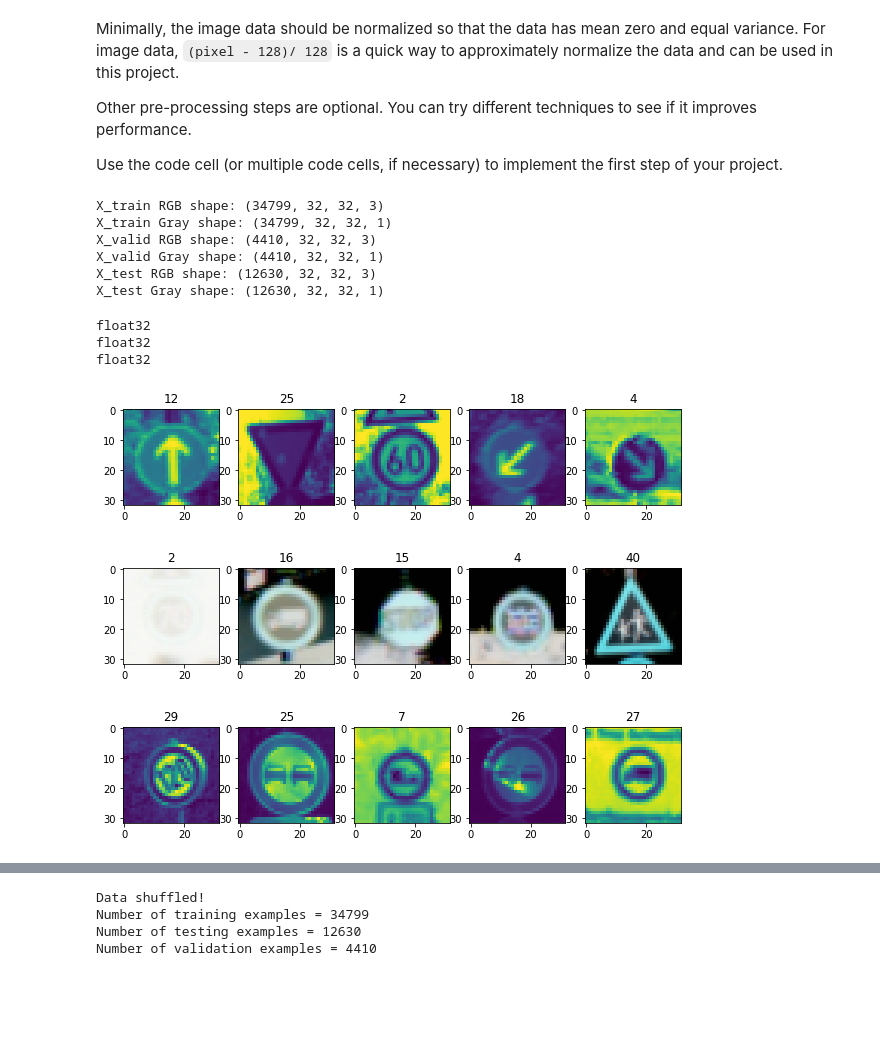
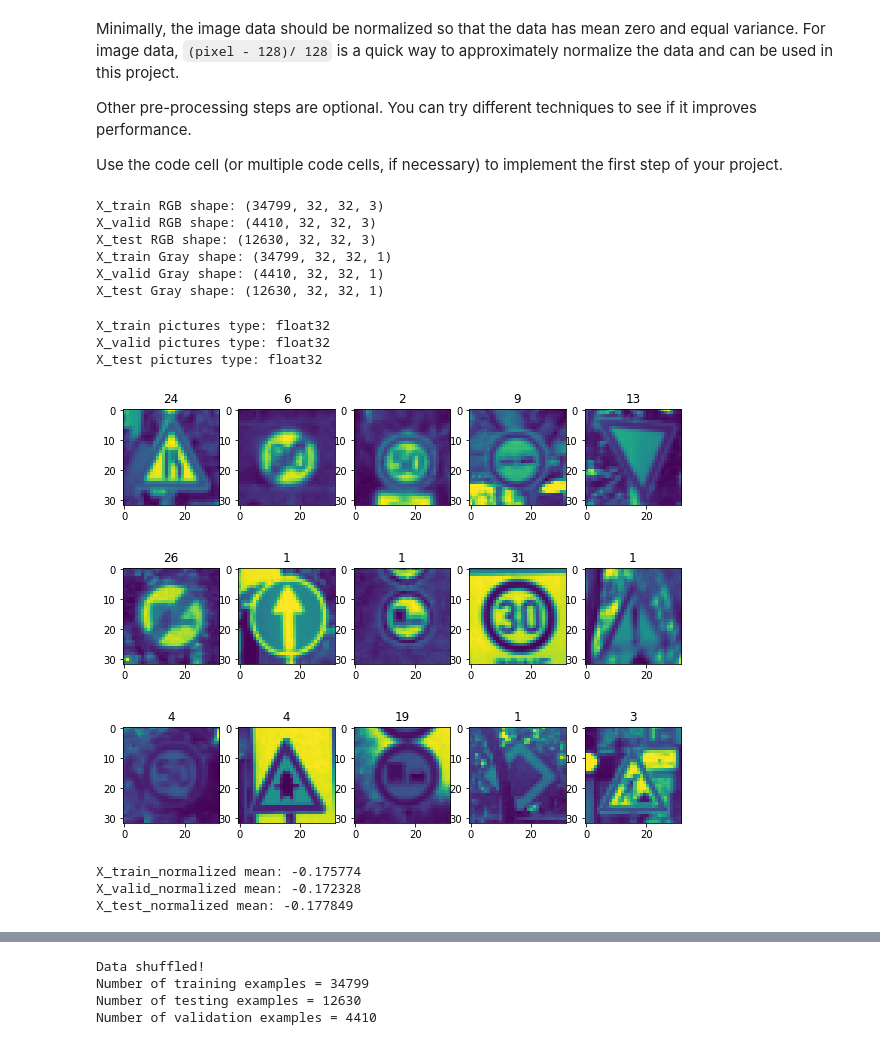
Before and after one commit to CJL89/Traffic-Sign-Classifier, a Jupyter notebook: Traffic_Sign_Classifier.ipynb, the cells around one changed output, grey strips where cells are left out. Drawn from its saved outputs; the diff is of its cells as text; code cells hidden in the pictures; blank space fills up the shorter version.

```diff
--- a/Traffic_Sign_Classifier.ipynb
+++ b/Traffic_Sign_Classifier.ipynb
@@ -198,63 +190,83 @@ import cv2
 def grayscale(image):
     return np.sum(image/3, axis=3, keepdims=3)
 
+print('X_train RGB shape:', X_train.shape)
+print('X_valid RGB shape:', X_valid.shape)
+print('X_test RGB shape:', X_test.shape)
+
 gray_X_train = grayscale(X_train)
 gray_X_valid = grayscale(X_valid)
 gray_X_test = grayscale(X_test)
 
-print('X_train RGB shape:', X_train.shape)
+X_train = gray_X_train
+X_valid = gray_X_valid
+X_test = gray_X_test
+
 print('X_train Gray shape:', gray_X_train.shape)
-print('X_valid RGB shape:', X_valid.shape)
 print('X_valid Gray shape:', gray_X_valid.shape)
-print('X_test RGB shape:', X_test.shape)
 print('X_test Gray shape:', gray_X_test.shape)
 # %% [output]
 X_train RGB shape: (34799, 32, 32, 3)
+X_valid RGB shape: (4410, 32, 32, 3)
+X_test RGB shape: (12630, 32, 32, 3)
 X_train Gray shape: (34799, 32, 32, 1)
-X_valid RGB shape: (4410, 32, 32, 3)
 X_valid Gray shape: (4410, 32, 32, 1)
-X_test RGB shape: (12630, 32, 32, 3)
 X_test Gray shape: (12630, 32, 32, 1)
 # %%
 # Normailizing the data
 def normalizer(images):
     normalized = np.zeros(shape = images.shape, dtype=np.float32)
-    return images / 255.0 - 1
+    return images / 255.0 - 0.5
 
 X_train_normalized = np.asarray(normalizer(gray_X_train))
+X_valid_normalized = np.asarray(normalizer(gray_X_valid))
 X_test_normalized = np.asarray(normalizer(gray_X_test))
 
 fig, axes = plt.subplots(1, 5, figsize=(10, 10))
 
 for i in range(5):
     index = random.randint(0, len(X_train))
     image = X_train_normalized[index].squeeze()
     axes[i].imshow(image)
     axes[i].set_title(y_train[index])
 
 fig, axes = plt.subplots(1, 5, figsize=(10, 10))
 
 for i in range(5):
     index = random.randint(0, len(X_valid))
-    image = X_valid[index].squeeze()
+    image = X_valid_normalized[index].squeeze()
     axes[i].imshow(image)
     axes[i].set_title(y_train[index])
 
 fig, axes = plt.subplots(1, 5, figsize=(10, 10))
 
 for i in range(5):
     index = random.randint(0, len(X_test))
     image = X_test_normalized[index].squeeze()
     axes[i].imshow(image)
     axes[i].set_title(y_train[index])
 
-print(X_train.dtype)
-print(X_valid.dtype)
-print(X_test.dtype)
+print('X_train pictures type:', X_train.dtype)
+print('X_valid pictures type:', X_valid.dtype)
+print('X_test pictures type:', X_test.dtype)
 # %% [output]
-float32
-float32
-float32
+X_train pictures type: float32
+X_valid pictures type: float32
+X_test pictures type: float32
-[figure, old version]
+[figure, new version]
-[figure, old version]
+[figure, new version]
-[figure, old version]
+[figure, new version]
+# %%
+# Testing the mean of the data after normalization
+
+print('X_train_normalized mean:', np.mean(X_train_normalized))
+print('X_valid_normalized mean:', np.mean(X_valid_normalized))
+print('X_test_normalized mean:', np.mean(X_test_normalized))
+
+X_train = X_train_normalized
+X_valid = X_valid_normalized
+X_test = X_test_normalized
+# %% [output]
+X_train_normalized mean: -0.175774
+X_valid_normalized mean: -0.172328
+X_test_normalized mean: -0.177849
```
Also changed, not shown: parts of 11 cells of this notebook, 6 other files.
